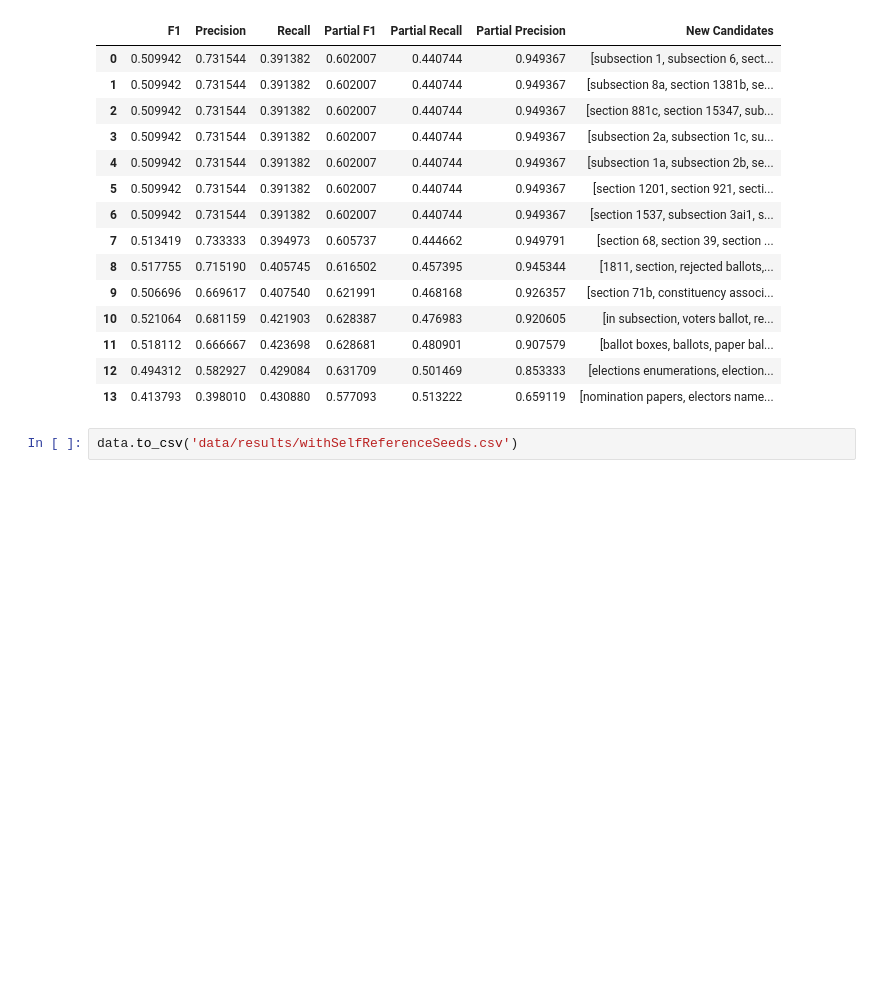
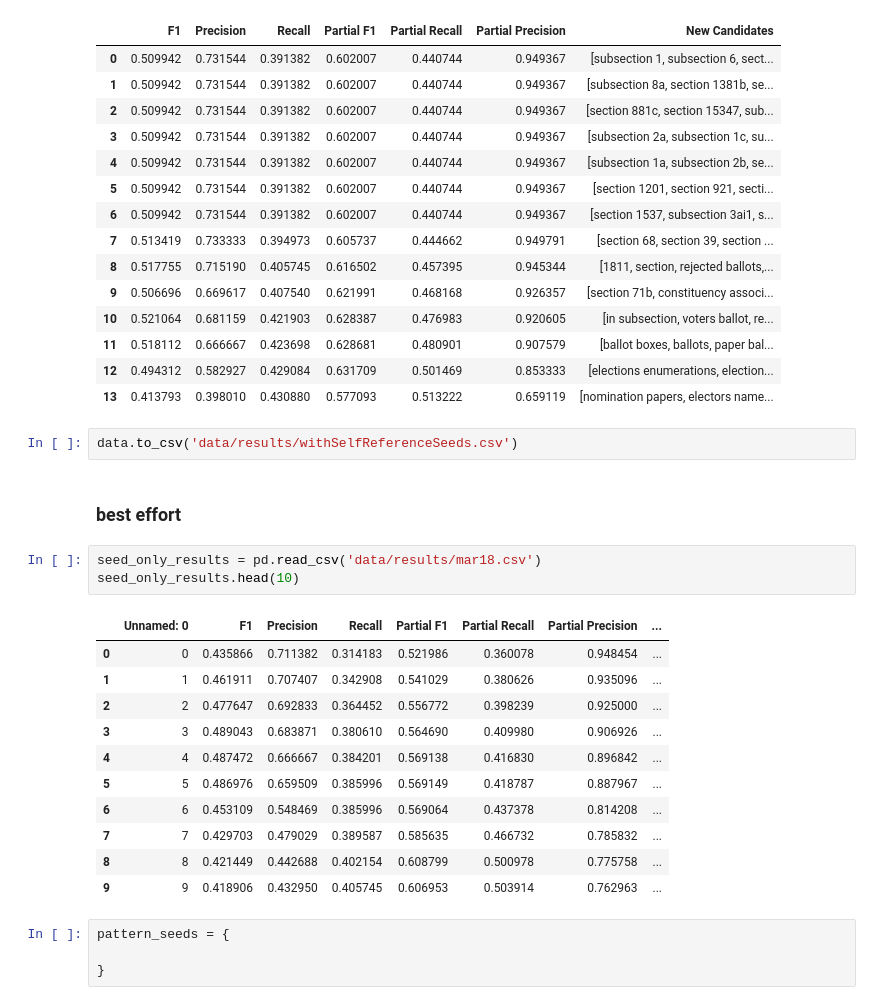
Before and after one commit to qubies/ElectionProject, a Jupyter notebook: Running.ipynb, the cells around one changed output. Saved outputs shown, nothing was run; the diff lists cells and outputs as text; blank space fills up the shorter version.

```diff
--- a/Running.ipynb
+++ b/Running.ipynb
@@ -1157,3 +1137,24 @@ data
 | 13 | 0.413793 | 0.398010 | 0.430880 | 0.577093 | 0.513222 | 0.659119 | [nomination papers, electors name... |
 # %%
 data.to_csv('data/results/withSelfReferenceSeeds.csv')
+# %% [markdown]
+### best effort
+# %%
+seed_only_results = pd.read_csv('data/results/mar18.csv')
+seed_only_results.head(10)
+# %% [output]
+|  | Unnamed: 0 | F1 | Precision | Recall | Partial F1 | Partial Recall | Partial Precision | ... |
+| 0 | 0 | 0.435866 | 0.711382 | 0.314183 | 0.521986 | 0.360078 | 0.948454 | ... |
+| 1 | 1 | 0.461911 | 0.707407 | 0.342908 | 0.541029 | 0.380626 | 0.935096 | ... |
+| 2 | 2 | 0.477647 | 0.692833 | 0.364452 | 0.556772 | 0.398239 | 0.925000 | ... |
+| 3 | 3 | 0.489043 | 0.683871 | 0.380610 | 0.564690 | 0.409980 | 0.906926 | ... |
+| 4 | 4 | 0.487472 | 0.666667 | 0.384201 | 0.569138 | 0.416830 | 0.896842 | ... |
+| 5 | 5 | 0.486976 | 0.659509 | 0.385996 | 0.569149 | 0.418787 | 0.887967 | ... |
+| 6 | 6 | 0.453109 | 0.548469 | 0.385996 | 0.569064 | 0.437378 | 0.814208 | ... |
+| 7 | 7 | 0.429703 | 0.479029 | 0.389587 | 0.585635 | 0.466732 | 0.785832 | ... |
+| 8 | 8 | 0.421449 | 0.442688 | 0.402154 | 0.608799 | 0.500978 | 0.775758 | ... |
+| 9 | 9 | 0.418906 | 0.432950 | 0.405745 | 0.606953 | 0.503914 | 0.762963 | ... |
+# %%
+pattern_seeds = {
+
+}
```
Also changed, not shown: parts of 1 cell of this notebook, 5 other files.
